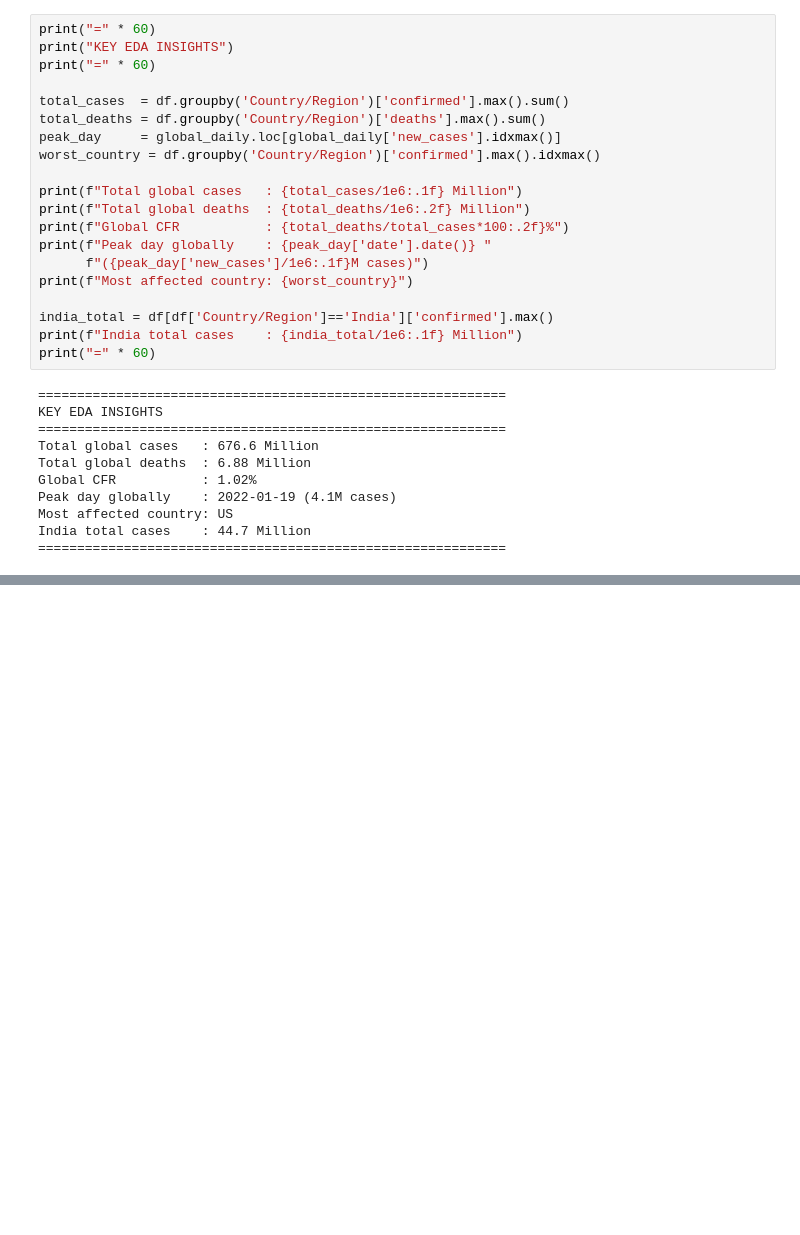
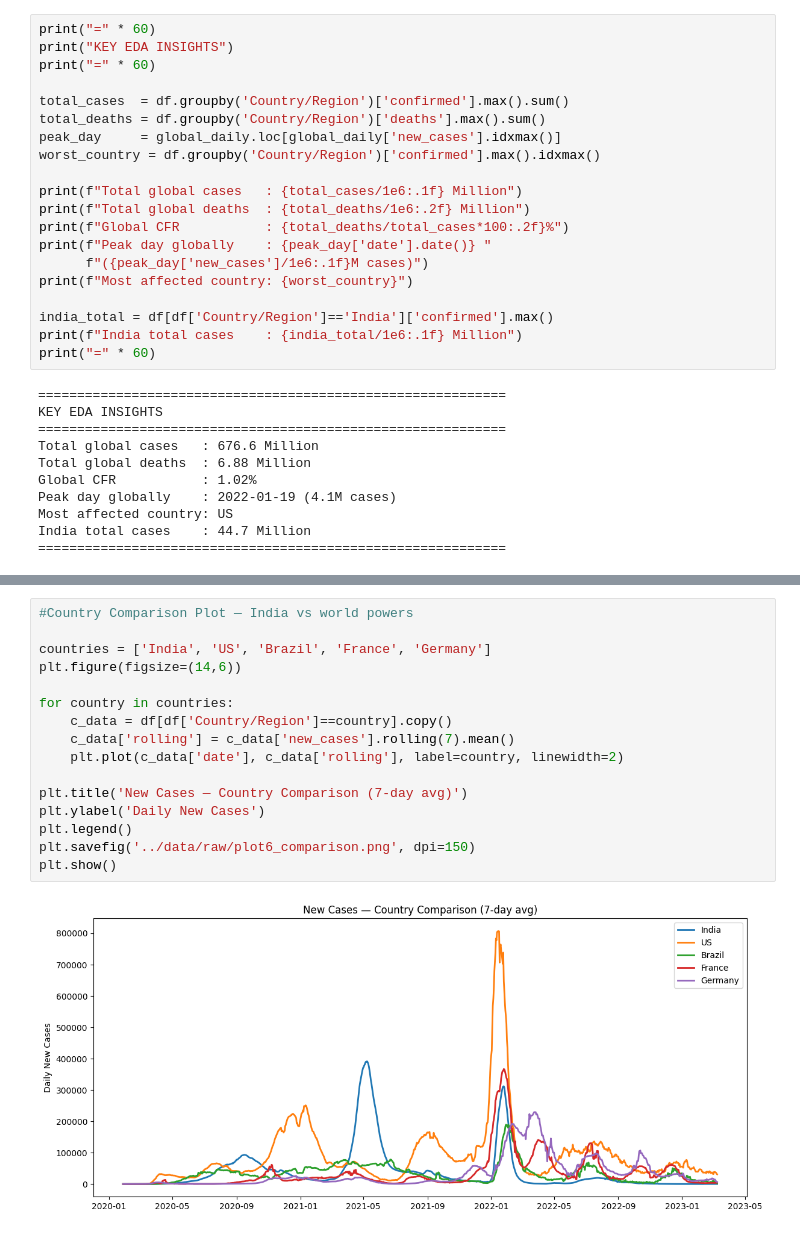
Before and after one commit to Sach11nnn/RogVision, a Jupyter notebook: notebooks/01_eda.ipynb, the cells around one changed output, grey strips where cells are left out. Cells and saved outputs as stored; diff of their text form; blank space fills up the shorter version.

```diff
--- a/notebooks/01_eda.ipynb
+++ b/notebooks/01_eda.ipynb
@@ -455,0 +475,18 @@ India total cases    : 44.7 Million
+# %%
+#Country Comparison Plot — India vs world powers
+
+countries = ['India', 'US', 'Brazil', 'France', 'Germany']
+plt.figure(figsize=(14,6))
+
+for country in countries:
+    c_data = df[df['Country/Region']==country].copy()
+    c_data['rolling'] = c_data['new_cases'].rolling(7).mean()
+    plt.plot(c_data['date'], c_data['rolling'], label=country, linewidth=2)
+
+plt.title('New Cases — Country Comparison (7-day avg)')
+plt.ylabel('Daily New Cases')
+plt.legend()
+plt.savefig('../data/raw/plot6_comparison.png', dpi=150)
+plt.show()
+# %% [output]
+[figure, added]
```
Also changed, not shown: parts of 1 cell of this notebook, 2 other files.
